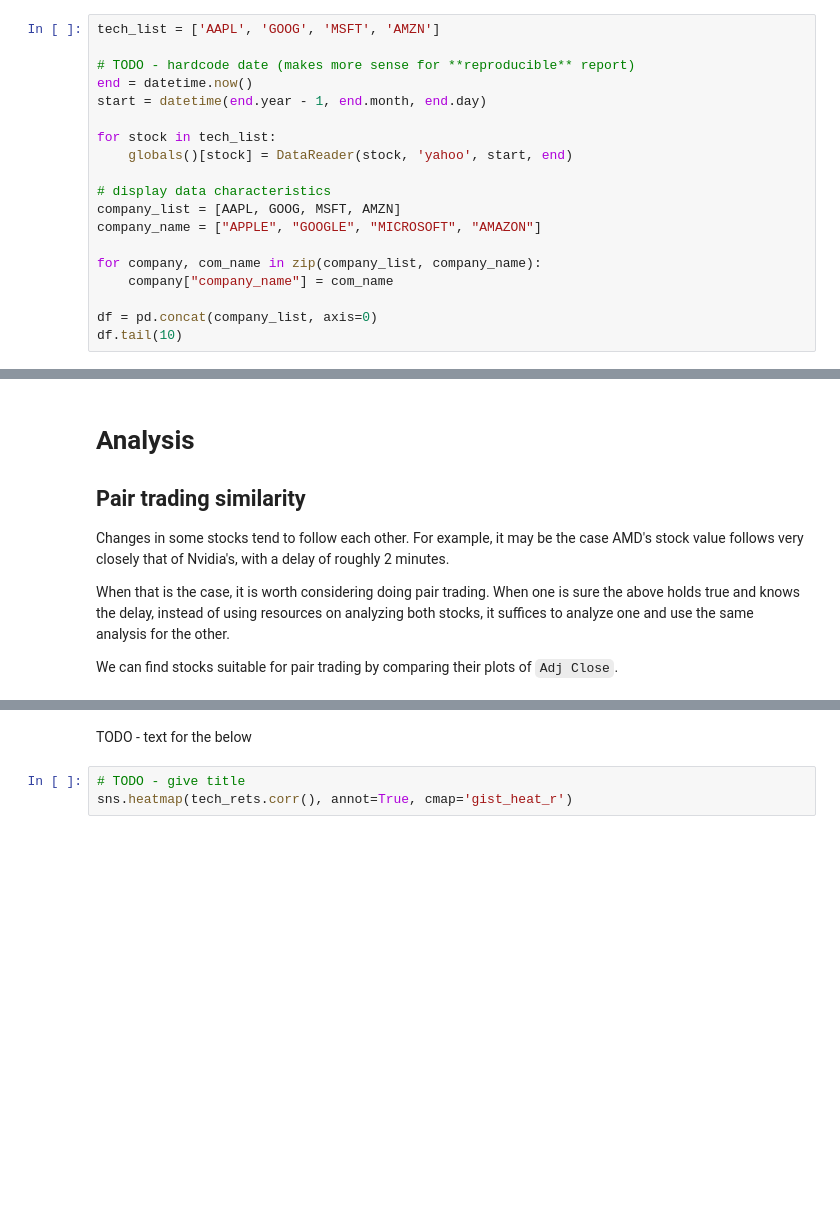
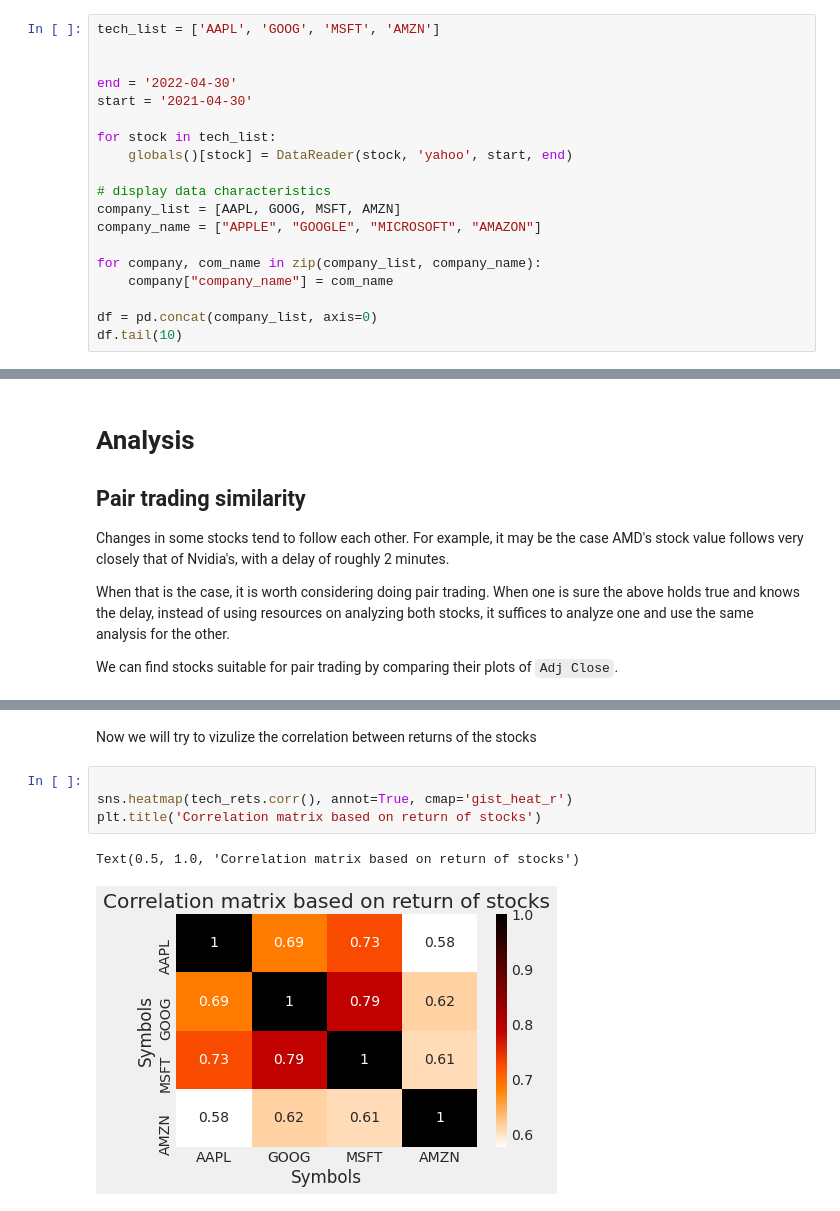
Before and after one commit to bujowskis/put-DV, a Jupyter notebook: ass-3/ass-3.ipynb, the cells around one changed output, grey strips where cells are left out. Saved outputs shown, nothing was run; the diff lists cells and outputs as text; blank space fills up the shorter version.

Commit message:
todo's done, please do the the summary

```diff
--- a/ass-3/ass-3.ipynb
+++ b/ass-3/ass-3.ipynb
@@ -72,9 +72,9 @@ The datasets we are using are imported from Yahoo reader. The 4 stocks will be
 # %%
 tech_list = ['AAPL', 'GOOG', 'MSFT', 'AMZN']
 
-# TODO - hardcode date (makes more sense for **reproducible** report)
-end = datetime.now()
-start = datetime(end.year - 1, end.month, end.day)
+
+end = '2022-04-30'
+start = '2021-04-30'
 
 for stock in tech_list:
     globals()[stock] = DataReader(stock, 'yahoo', start, end)
@@ -356,6 +373,10 @@ return_fig.map_diag(plt.hist, bins=30)
-# %% [markdown]
-TODO - text for the below
+# %% [markdown]
+Now we will try to vizulize the correlation between returns of the stocks
 # %%
-# TODO - give title
+
 sns.heatmap(tech_rets.corr(), annot=True, cmap='gist_heat_r')
+plt.title('Correlation matrix based on return of stocks')
+# %% [output]
+Text(0.5, 1.0, 'Correlation matrix based on return of stocks')
+[figure, added]
 # %% [markdown]
```
Also changed, not shown: parts of 34 cells of this notebook.
